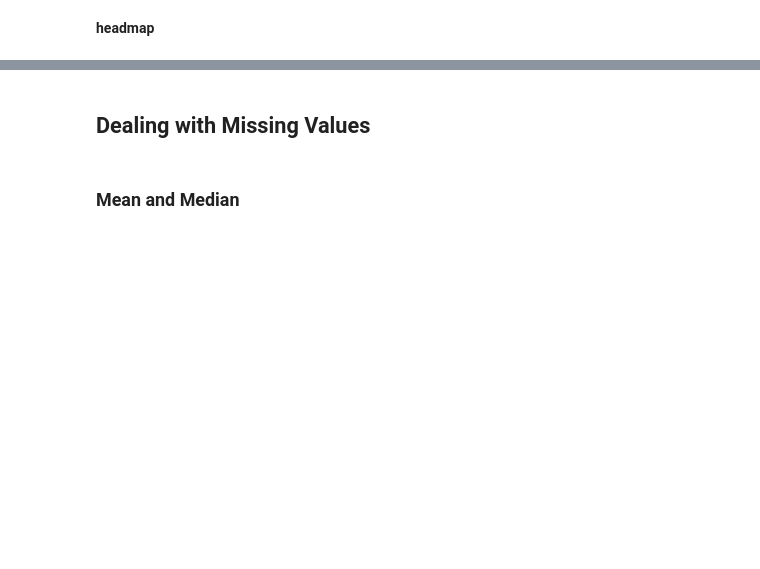
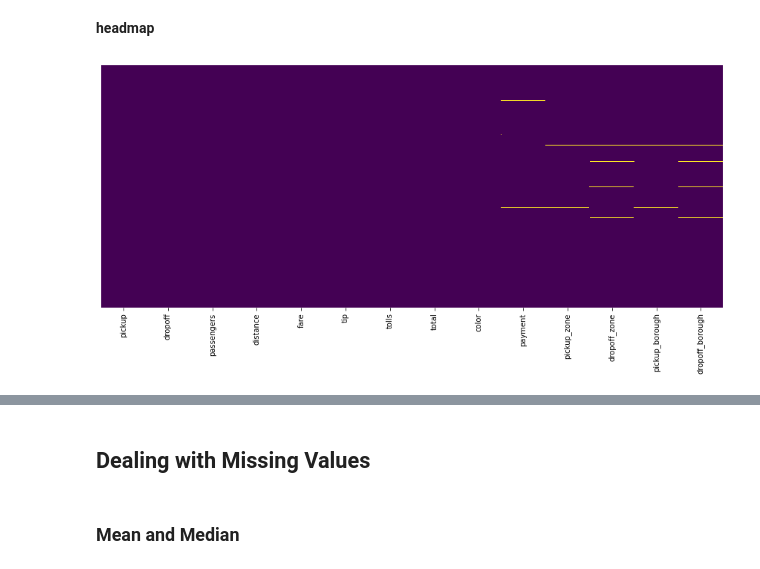
Before and after one commit to fidanfatih/Pycoders_Capstone, a Jupyter notebook: class5_data_manuplation_week3.ipynb, the cells around one changed output, grey strips where cells are left out. Saved outputs shown, nothing was run; the diff lists cells and outputs as text; code cells hidden in the pictures; blank space fills up the shorter version.

```diff
--- a/class5_data_manuplation_week3.ipynb
+++ b/class5_data_manuplation_week3.ipynb
@@ -314,6 +407,9 @@ msno.heatmap(df);
 # %% [markdown]
 **headmap**
 # %%
+plt.figure(figsize=(15,6))
 sns.heatmap(df.isnull(), yticklabels=False, cbar=False, cmap='viridis');
+# %% [output]
+[figure, added]
 # %%
 plt.figure(figsize=(15,6))
```
Also changed, not shown: parts of 22 cells of this notebook.
